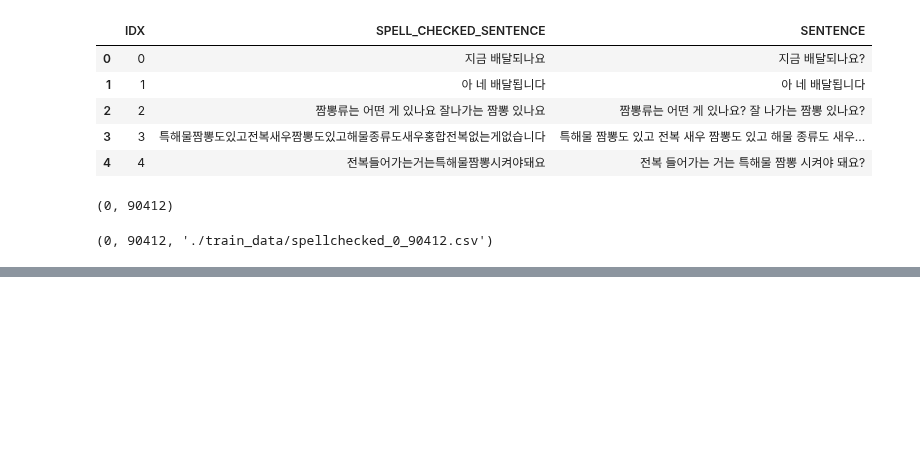
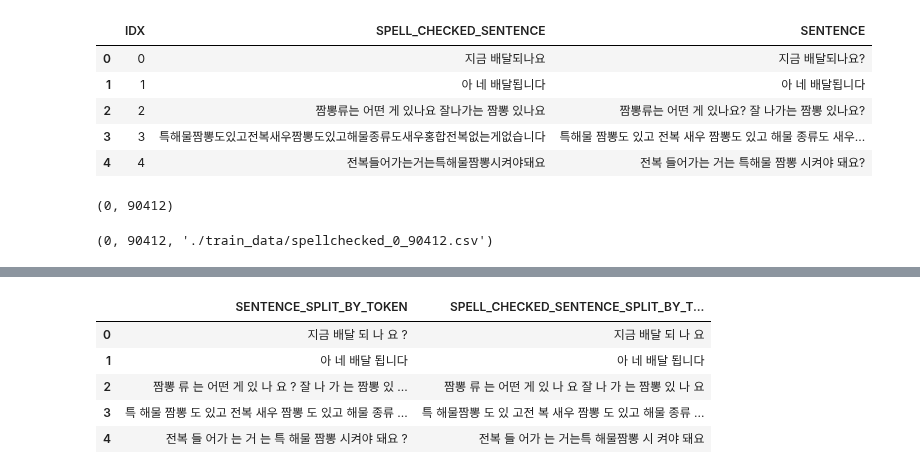
Before and after one commit to KangnamUnivShuttle/tensor_study, a Jupyter notebook: notebook/NLP/Data preprocessing.ipynb, the cells around one changed output, grey strips where cells are left out. Drawn from its saved outputs; the diff is of its cells as text; code cells hidden in the pictures; blank space fills up the shorter version.

```diff
--- a/notebook/NLP/Data preprocessing.ipynb
+++ b/notebook/NLP/Data preprocessing.ipynb
@@ -819,0 +857,9 @@ spellCheckdDataFrame.to_csv(csv_path, header=True, index=False)
+# %%
+tokenDataFrame.head()
+# %% [output]
+|  | SENTENCE_SPLIT_BY_TOKEN | SPELL_CHECKED_SENTENCE_SPLIT_BY_T... |
+| 0 | 지금 배달 되 나 요 ? | 지금 배달 되 나 요 |
+| 1 | 아 네 배달 됩니다 | 아 네 배달 됩니다 |
+| 2 | 짬뽕 류 는 어떤 게 있 나 요 ? 잘 나 가 는 짬뽕 있 ... | 짬뽕 류 는 어떤 게 있 나 요 잘 나 가 는 짬뽕 있 나 요 |
+| 3 | 특 해물 짬뽕 도 있고 전복 새우 짬뽕 도 있고 해물 종류 ... | 특 해물짬뽕 도 있 고전 복 새우 짬뽕 도 있고 해물 종류 ... |
+| 4 | 전복 들 어가 는 거 는 특 해물 짬뽕 시켜야 돼요 ? | 전복 들 어가 는 거는특 해물짬뽕 시 켜야 돼요 |
```
Also changed, not shown: parts of 10 cells of this notebook.
